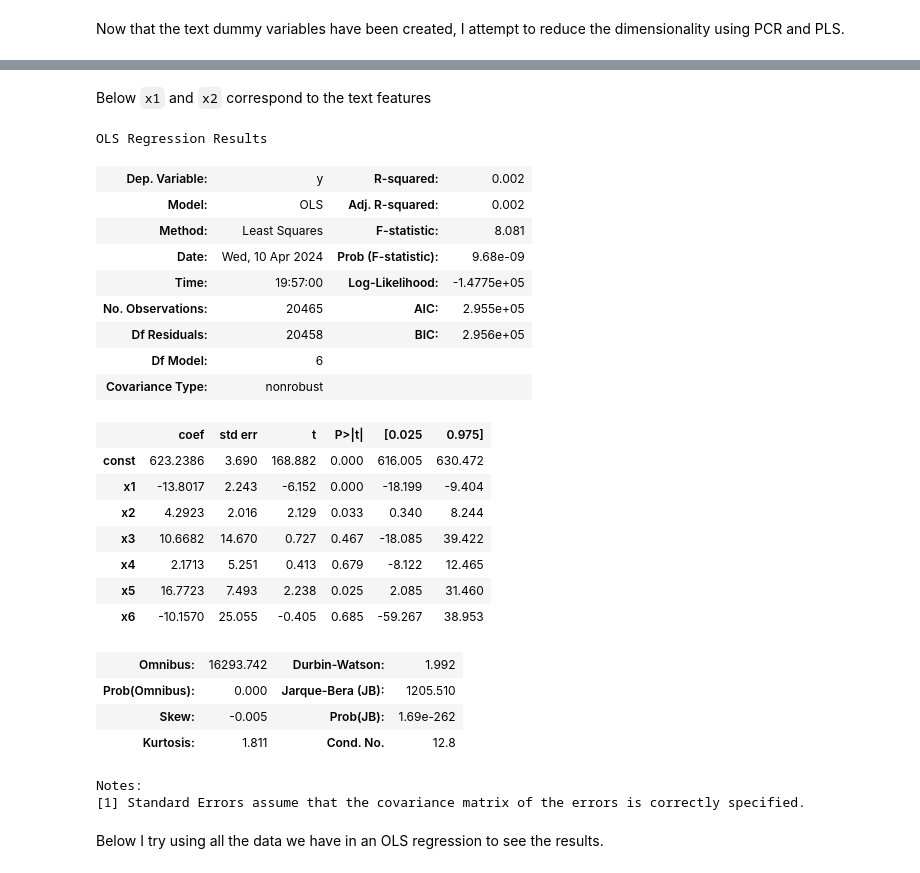
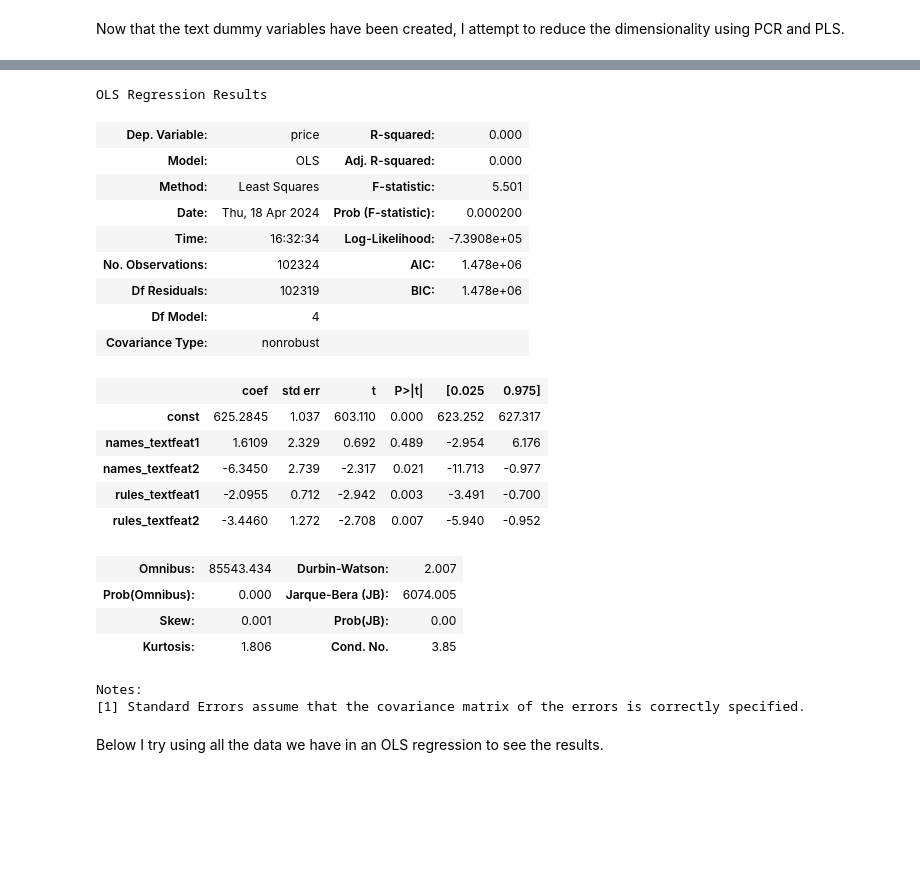
Before and after one commit to joshuajacobs2020/AirbnbPricePrediction, a Jupyter notebook: Airbnb_Data_Cleaning.ipynb, the cells around one changed output, grey strips where cells are left out. Saved outputs shown, nothing was run; the diff lists cells and outputs as text; code cells hidden in the pictures; blank space fills up the shorter version.

```diff
--- a/Airbnb_Data_Cleaning.ipynb
+++ b/Airbnb_Data_Cleaning.ipynb
@@ -279,0 +325,26 @@ airbnb_text
+# %%
+# Create filtered names from acceptable names
+airbnb_text_rules = airbnb[["id","house_rules","price"]]
+airbnb_text_rules["house_rules"] = airbnb_text_rules["house_rules"].str.lower()
+
+def filter_words(text):
+    return ' '.join([word for word in str(text).split(' ') if word in list(text_filter_rules["names"])])
+
+# Apply the function to the 'text' column
+copy = airbnb_text_rules['house_rules'].copy()
+airbnb_text_rules['filtered_text'] = copy.apply(filter_words)
+
+airbnb_text_rules
+# %%
+# Create empty rows
+for word in text_filter_rules["names"]:
+    airbnb_text_rules[word] = 0
+# %%
+# Update the columns with 1 if the word is in the text
+for idx, row in airbnb_text_rules.iterrows():
+  for word in row['filtered_text'].split(' '):
+      airbnb_text_rules.at[idx, word] = 1
+
+airbnb_text_rules = airbnb_text_rules.drop("", axis=1)
+
+airbnb_text_rules
@@ -281,11 +366,13 @@ airbnb_text
 Now that the text dummy variables have been created, I attempt to reduce the dimensionality using PCR and PLS.
 # %%
 # Make array of values and reduce dimensionality with PCR
-text_array = np.array(airbnb_text.drop(["id","NAME","price","filtered_text"],axis=1))
+text_array = np.array(airbnb_text_rules.drop(["id","house_rules","price","filtered_text"],axis=1))
 
 import numpy as np
 from sklearn.decomposition import PCA
+
+# Get PCA with 2 principle components
 pca = PCA(n_components=2)
 pca.fit(text_array)
 reduced = pca.fit_transform(text_array)
-reduced_df_pca = pd.DataFrame(data=reduced,columns=["textfeat1","textfeat2"])
+reduced_df_pca_rules = pd.DataFrame(data=reduced,columns=["rules_textfeat1","rules_textfeat2"])
@@ -336,35 +401,33 @@ Test obs: 20465
-# %% [markdown]
-Below `x1` and `x2` correspond to the text features
 # %%
-# Model using all data, use Brooklyn as base case
+# Combining text features and testing model
+reduced_pca = pd.concat([reduced_df_pca,reduced_df_pca_rules],axis=1)
+
 import statsmodels.api as sm
-X_test = sm.add_constant(X_test)
-model = sm.OLS(y_test,X_test, missing="drop")
+reducedconst = sm.add_constant(reduced_pca)
+model = sm.OLS(airbnb["price"],reducedconst, missing="drop")
 results = model.fit()
 results.summary()
 # %% [output]
 OLS Regression Results
-| Dep. Variable: | y | R-squared: | 0.002 |
-| Model: | OLS | Adj. R-squared: | 0.002 |
-| Method: | Least Squares | F-statistic: | 8.081 |
-| Date: | Wed, 10 Apr 2024 | Prob (F-statistic): | 9.68e-09 |
-| Time: | 19:57:00 | Log-Likelihood: | -1.4775e+05 |
-| No. Observations: | 20465 | AIC: | 2.955e+05 |
-| Df Residuals: | 20458 | BIC: | 2.956e+05 |
-| Df Model: | 6 |  |  |
+| Dep. Variable: | price | R-squared: | 0.000 |
+| Model: | OLS | Adj. R-squared: | 0.000 |
+| Method: | Least Squares | F-statistic: | 5.501 |
+| Date: | Thu, 18 Apr 2024 | Prob (F-statistic): | 0.000200 |
+| Time: | 16:32:34 | Log-Likelihood: | -7.3908e+05 |
+| No. Observations: | 102324 | AIC: | 1.478e+06 |
+| Df Residuals: | 102319 | BIC: | 1.478e+06 |
+| Df Model: | 4 |  |  |
 | Covariance Type: | nonrobust |  |  |
 |  | coef | std err | t | P>|t| | [0.025 | 0.975] |
-| const | 623.2386 | 3.690 | 168.882 | 0.000 | 616.005 | 630.472 |
-| x1 | -13.8017 | 2.243 | -6.152 | 0.000 | -18.199 | -9.404 |
-| x2 | 4.2923 | 2.016 | 2.129 | 0.033 | 0.340 | 8.244 |
-| x3 | 10.6682 | 14.670 | 0.727 | 0.467 | -18.085 | 39.422 |
-| x4 | 2.1713 | 5.251 | 0.413 | 0.679 | -8.122 | 12.465 |
-| x5 | 16.7723 | 7.493 | 2.238 | 0.025 | 2.085 | 31.460 |
-| x6 | -10.1570 | 25.055 | -0.405 | 0.685 | -59.267 | 38.953 |
+| const | 625.2845 | 1.037 | 603.110 | 0.000 | 623.252 | 627.317 |
+| names_textfeat1 | 1.6109 | 2.329 | 0.692 | 0.489 | -2.954 | 6.176 |
+| names_textfeat2 | -6.3450 | 2.739 | -2.317 | 0.021 | -11.713 | -0.977 |
+| rules_textfeat1 | -2.0955 | 0.712 | -2.942 | 0.003 | -3.491 | -0.700 |
+| rules_textfeat2 | -3.4460 | 1.272 | -2.708 | 0.007 | -5.940 | -0.952 |
-| Omnibus: | 16293.742 | Durbin-Watson: | 1.992 |
-| Prob(Omnibus): | 0.000 | Jarque-Bera (JB): | 1205.510 |
-| Skew: | -0.005 | Prob(JB): | 1.69e-262 |
-| Kurtosis: | 1.811 | Cond. No. | 12.8 |
+| Omnibus: | 85543.434 | Durbin-Watson: | 2.007 |
+| Prob(Omnibus): | 0.000 | Jarque-Bera (JB): | 6074.005 |
+| Skew: | 0.001 | Prob(JB): | 0.00 |
+| Kurtosis: | 1.806 | Cond. No. | 3.85 |
 Notes:
 [1] Standard Errors assume that the covariance matrix of the errors is correctly specified.
 # %% [markdown]
```
Also changed, not shown: parts of 20 cells of this notebook.
